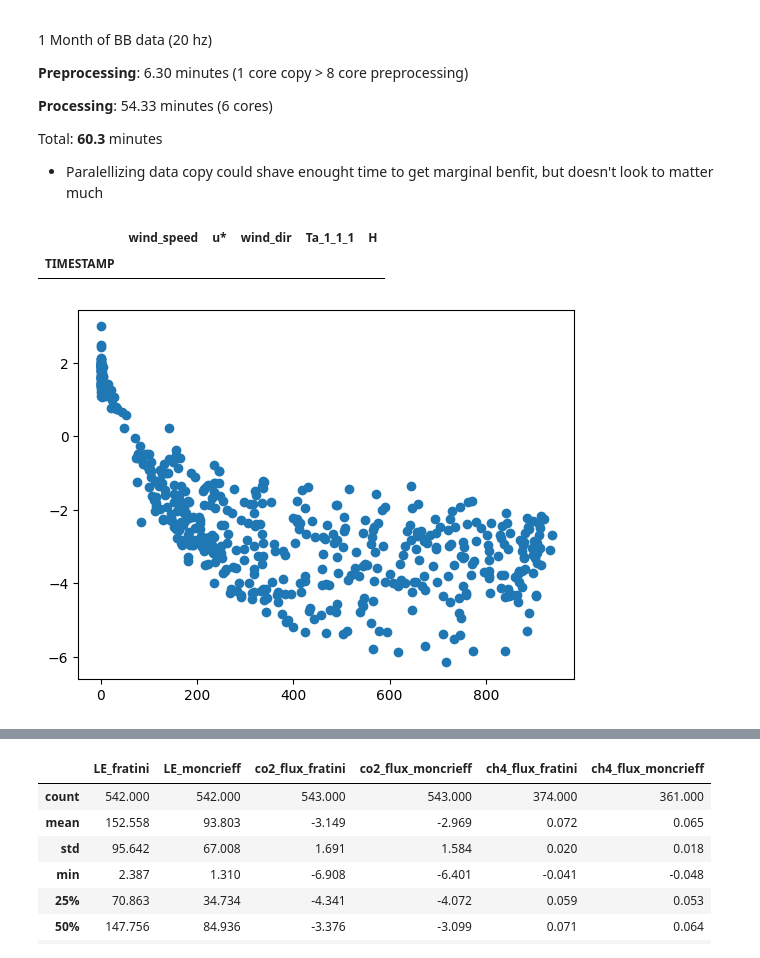
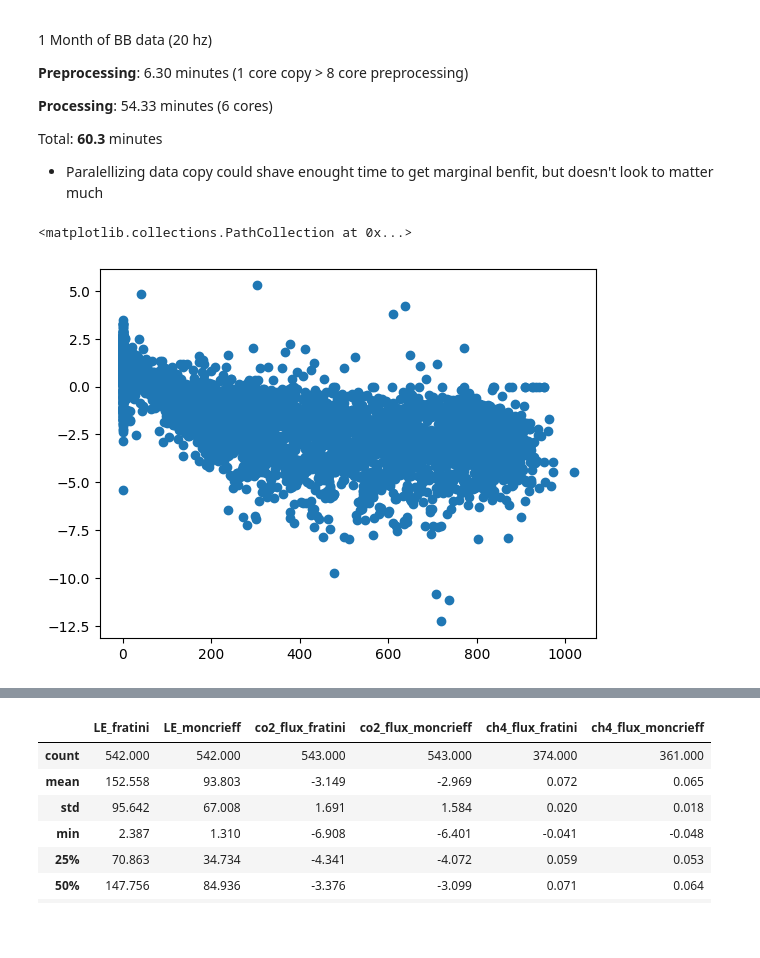
Before and after one commit to June-Skeeter/EddyPro_API, a Jupyter notebook: Testing.ipynb, the cells around one changed output, grey strips where cells are left out. Cells and saved outputs as stored; diff of their text form; code cells hidden in the pictures; blank space fills up the shorter version.

```diff
--- a/Testing.ipynb
+++ b/Testing.ipynb
@@ -119,19 +146,24 @@ Total: **60.3** minutes
 # %%
 import matplotlib.pyplot as plt
 import numpy as np
 import pandas as pd
 
 df = pd.read_csv(mR.all_outputs['fulloutput'],skiprows=[0,2],na_values=-9999,parse_dates={'TIMESTAMP':['date','time']},index_col='TIMESTAMP')
+# Add routine to handle duplicates (or find rood cause of them )
+# Occuring on boundary between batches I assume as there are ~ 2x as many duplicates as batches
+df = df.loc[df.index.duplicated()==False].copy()
+
 bm = pd.read_csv(mR.all_outputs['biomet'],skiprows=[1],na_values=-9999,parse_dates={'TIMESTAMP':['date','time']},index_col='TIMESTAMP')
+bm = bm.loc[bm.index.duplicated()==False].copy()
 
-df = pd.concat([df,bm[['RH_1_1_1','Ta_1_1_1','Rg_1_1_1','LWIN_1_1_1']]],axis=1)
+
+df = pd.concat([df,bm[bm.columns[~bm.columns.isin(df.columns)]]],axis=1)
 df.loc[df['qc_co2_flux']>0,'co2_flux']=np.nan
 df.loc[df['u*']<0.15,'co2_flux']=np.nan
 
 plt.scatter(df['Rg_1_1_1'],df['co2_flux'])
 
-df.loc[df['co2_flux']>20,['wind_speed','u*','wind_dir','Ta_1_1_1','H']]
+# df.loc[df['co2_flux']>20,['wind_speed','u*','wind_dir','Ta_1_1_1','H']]
 # %% [output]
-|  | wind_speed | u* | wind_dir | Ta_1_1_1 | H |
-| TIMESTAMP |  |  |  |  |  |
+<matplotlib.collections.PathCollection at 0x...>
-[figure, old version]
+[figure, new version]
```
Also changed, not shown: parts of 5 cells of this notebook.
